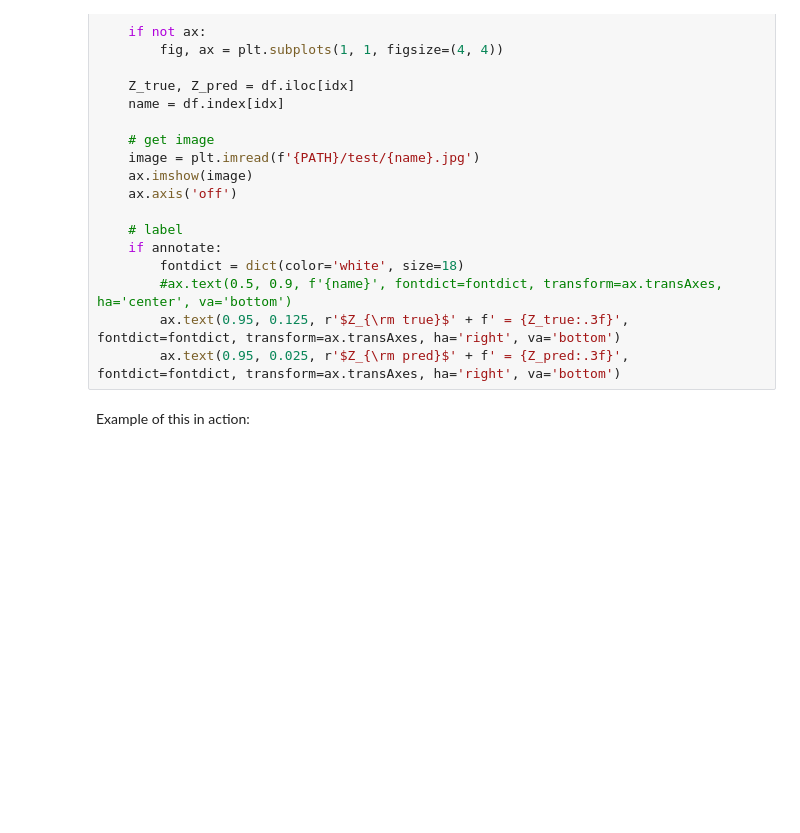
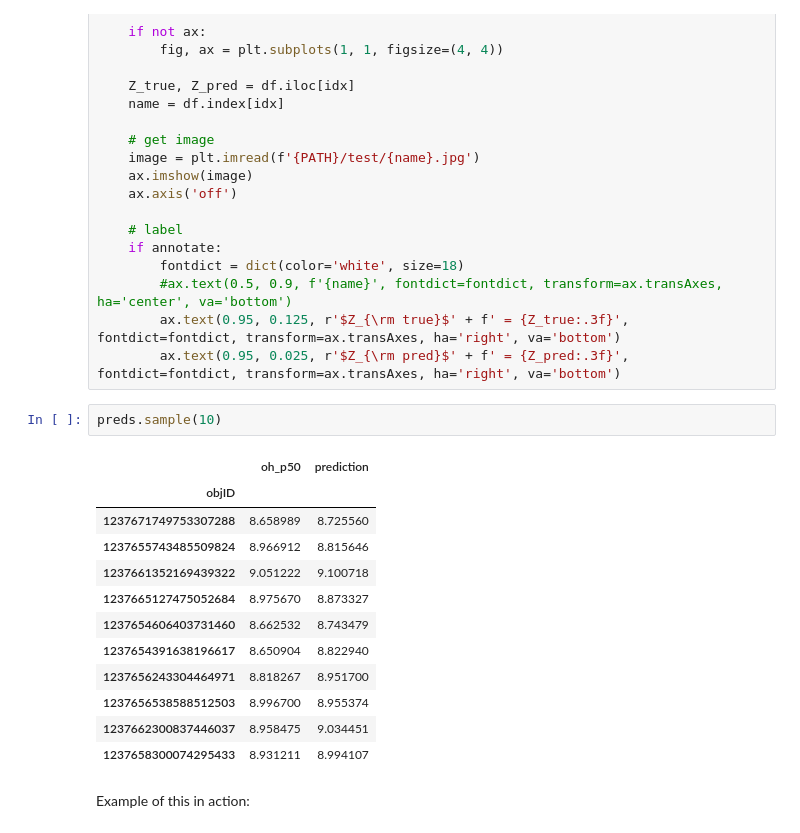
Before and after one commit to jwuphysics/galaxy-cnns, a Jupyter notebook: notebook/paper/01-prediction_examples.ipynb, the cells around one changed output. Saved outputs shown, nothing was run; the diff lists cells and outputs as text; blank space fills up the shorter version.

```diff
--- a/notebook/paper/01-prediction_examples.ipynb
+++ b/notebook/paper/01-prediction_examples.ipynb
@@ -52,6 +52,21 @@ def load_image(idx, df, ax=None, annotate=True):
         #ax.text(0.5, 0.9, f'{name}', fontdict=fontdict, transform=ax.transAxes, ha='center', va='bottom')
         ax.text(0.95, 0.125, r'$Z_{\rm true}$' + f' = {Z_true:.3f}', fontdict=fontdict, transform=ax.transAxes, ha='right', va='bottom')
         ax.text(0.95, 0.025, r'$Z_{\rm pred}$' + f' = {Z_pred:.3f}', fontdict=fontdict, transform=ax.transAxes, ha='right', va='bottom')
+# %%
+preds.sample(10)
+# %% [output]
+|  | oh_p50 | prediction |
+| objID |  |  |
+| 1237671749753307288 | 8.658989 | 8.725560 |
+| 1237655743485509824 | 8.966912 | 8.815646 |
+| 1237661352169439322 | 9.051222 | 9.100718 |
+| 1237665127475052684 | 8.975670 | 8.873327 |
+| 1237654606403731460 | 8.662532 | 8.743479 |
+| 1237654391638196617 | 8.650904 | 8.822940 |
+| 1237656243304464971 | 8.818267 | 8.951700 |
+| 1237656538588512503 | 8.996700 | 8.955374 |
+| 1237662300837446037 | 8.958475 | 9.034451 |
+| 1237658300074295433 | 8.931211 | 8.994107 |
 # %% [markdown]
 Example of this in action:
 # %%
```
Also changed, not shown: 11 other files.
